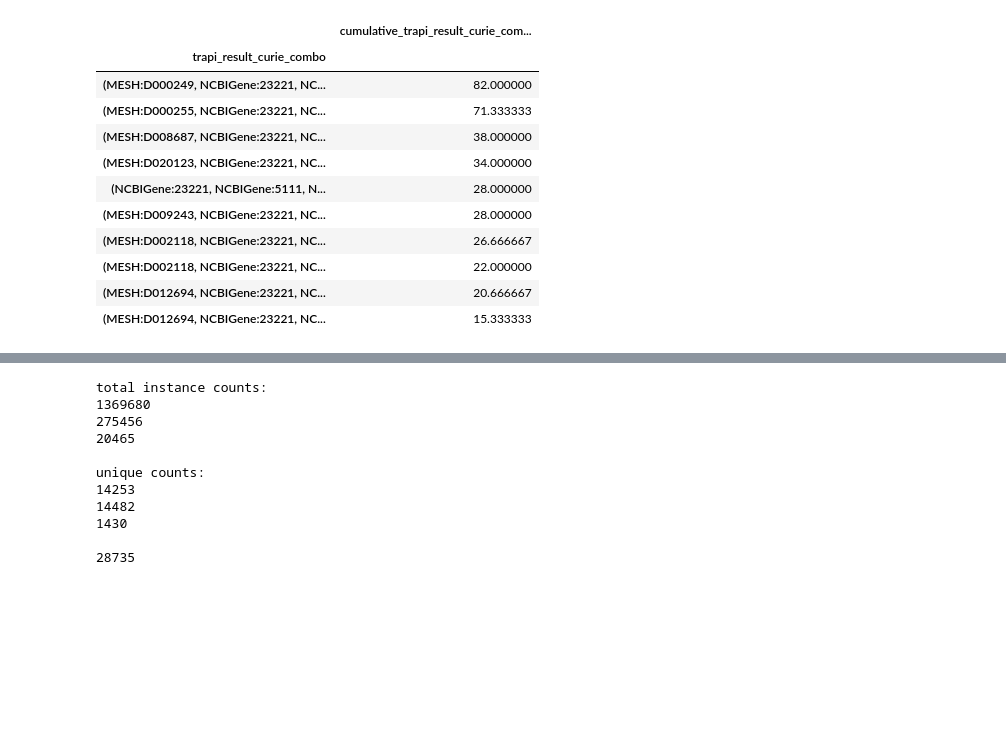
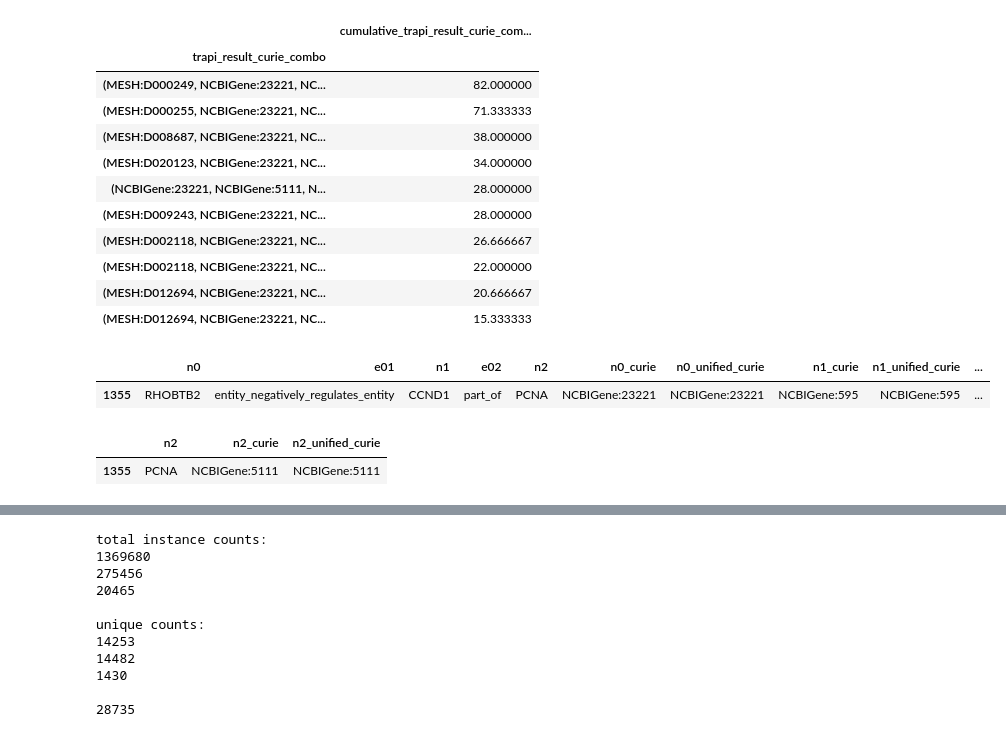
Before and after one commit to wikipathways/pathway-figure-ocr, a Jupyter notebook: notebooks/bte_sleeve_A.2_RHOBTB2_twohop.ipynb, the cells around one changed output, grey strips where cells are left out. Saved outputs shown, nothing was run; the diff lists cells and outputs as text; code cells hidden in the pictures; blank space fills up the shorter version.

```diff
--- a/notebooks/bte_sleeve_A.2_RHOBTB2_twohop.ipynb
+++ b/notebooks/bte_sleeve_A.2_RHOBTB2_twohop.ipynb
@@ -545,6 +537,20 @@ trapi_result_figure_score_df.head(10)
 | (MESH:D002118, NCBIGene:23221, NC... | 22.000000 |
 | (MESH:D012694, NCBIGene:23221, NC... | 20.666667 |
 | (MESH:D012694, NCBIGene:23221, NC... | 15.333333 |
+# %%
+results_df[results_df["trapi_result_curie_combo"] == ("NCBIGene:23221", "NCBIGene:5111", "NCBIGene:595")]
+# %% [output]
+|  | n0 | e01 | n1 | e02 | n2 | n0_curie | n0_unified_curie | n1_curie | n1_unified_curie | ... |
+| 1355 | RHOBTB2 | entity_negatively_regulates_entity | CCND1 | part_of | PCNA | NCBIGene:23221 | NCBIGene:23221 | NCBIGene:595 | NCBIGene:595 | ... |
+# %%
+results_df[(
+    results_df["n2_curie"].str.startswith("NCBIGene:")
+) | (
+    results_df["n2_unified_curie"].str.startswith("NCBIGene:")
+)][["n2", "n2_curie", "n2_unified_curie"]]
+# %% [output]
+|  | n2 | n2_curie | n2_unified_curie |
+| 1355 | PCNA | NCBIGene:5111 | NCBIGene:5111 |
 # %%
 results_with_figures_df = trapi_figure_overlap_df.merge(
     results_df,
```
Also changed, not shown: parts of 34 cells of this notebook.
